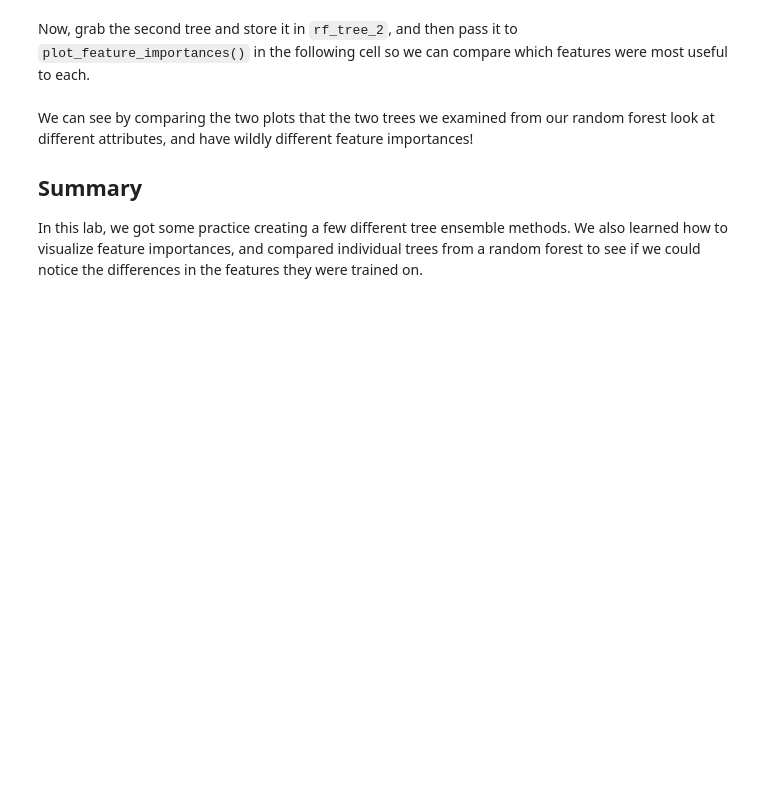
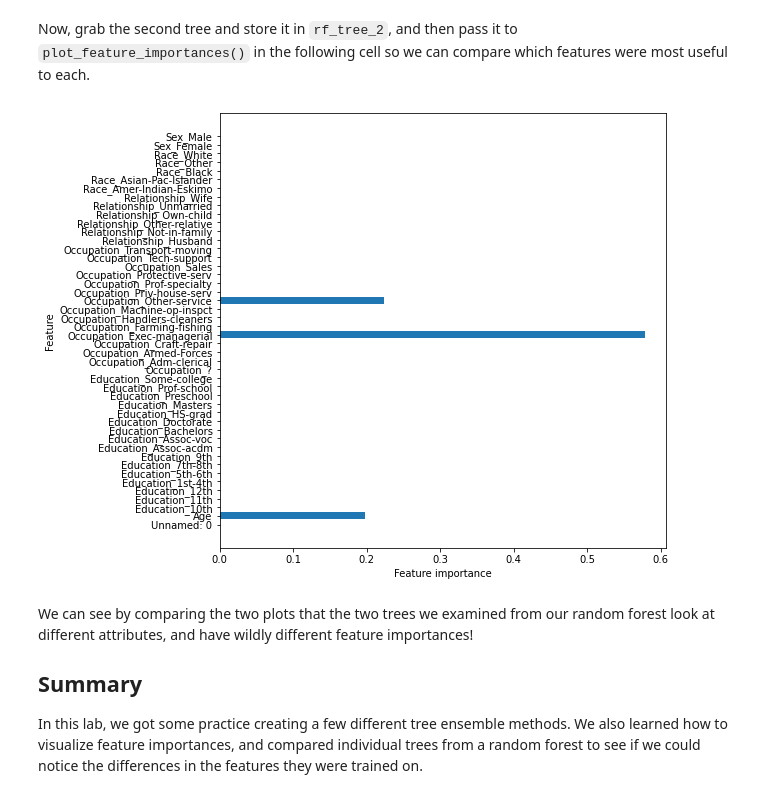
Before and after one commit to kjspring/dsc-tree-ensembles-random-forests-lab, a Jupyter notebook: index.ipynb, the cells around one changed output. Drawn from its saved outputs; the diff is of its cells as text; code cells hidden in the pictures; blank space fills up the shorter version.

```diff
--- a/index.ipynb
+++ b/index.ipynb
@@ -258,9 +304,12 @@ In the cell below, call `plot_feature_importances()` on `rf_tree_1`.
 Now, grab the second tree and store it in `rf_tree_2`, and then pass it to `plot_feature_importances()` in the following cell so we can compare which features were most useful to each.
 # %%
 # Second tree from forest_2
-rf_tree_2 = None
+rf_tree_2 = forest_2.estimators_[1]
 # %%
 # Feature importance
+plot_feature_importances(rf_tree_2)
+# %% [output]
+[figure, added]
 # %% [markdown]
 We can see by comparing the two plots that the two trees we examined from our random forest look at different attributes, and have wildly different feature importances!
 
```
Also changed, not shown: parts of 11 cells of this notebook.
